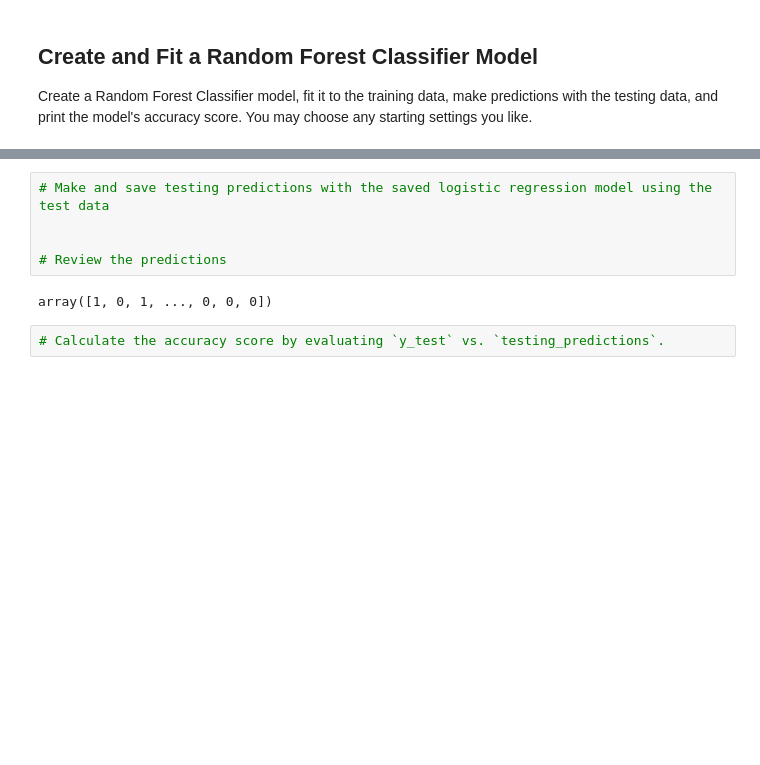
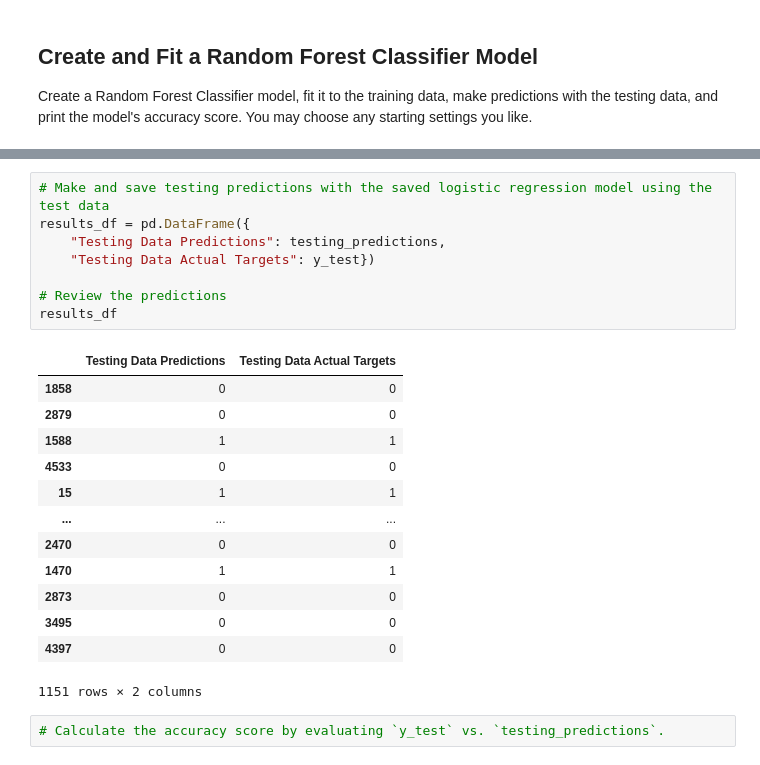
Before and after one commit to JustinFisher22/classification-challenge, a Jupyter notebook: spam_detector.ipynb, the cells around one changed output, grey strips where cells are left out. Saved outputs shown, nothing was run; the diff lists cells and outputs as text; blank space fills up the shorter version.

```diff
--- a/spam_detector.ipynb
+++ b/spam_detector.ipynb
@@ -138,10 +148,25 @@ RandomForestClassifier(random_state=1)
 # %%
 # Make and save testing predictions with the saved logistic regression model using the test data
-
+results_df = pd.DataFrame({
+    "Testing Data Predictions": testing_predictions,
+    "Testing Data Actual Targets": y_test})
 
 # Review the predictions
+results_df
 # %% [output]
+|  | Testing Data Predictions | Testing Data Actual Targets |
+| 1858 | 0 | 0 |
+| 2879 | 0 | 0 |
+| 1588 | 1 | 1 |
+| 4533 | 0 | 0 |
+| 15 | 1 | 1 |
+| ... | ... | ... |
+| 2470 | 0 | 0 |
+| 1470 | 1 | 1 |
+| 2873 | 0 | 0 |
+| 3495 | 0 | 0 |
+| 4397 | 0 | 0 |
-array([1, 0, 1, ..., 0, 0, 0])
+1151 rows × 2 columns
 # %%
 # Calculate the accuracy score by evaluating `y_test` vs. `testing_predictions`.
 # %% [output]
```
Also changed, not shown: parts of 1 cell of this notebook.
